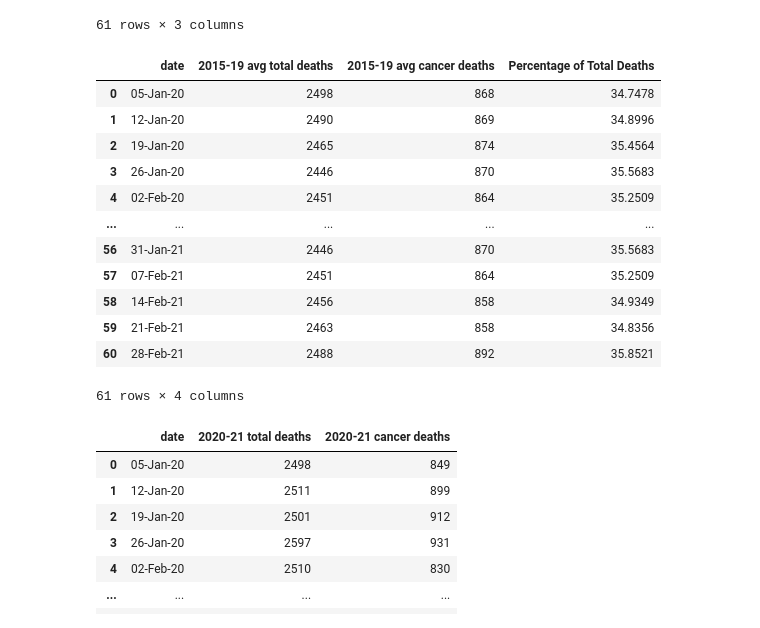
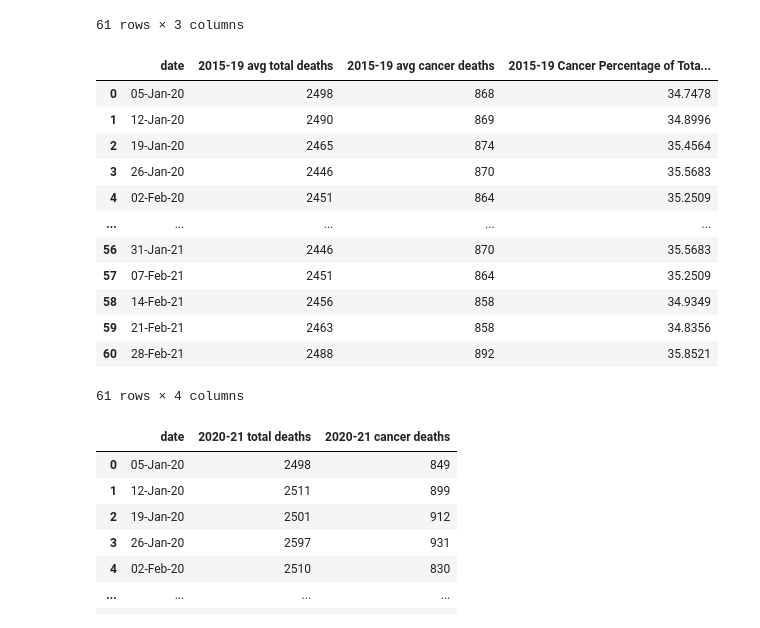
Before and after one commit to JackXinPan/ETL-Project, a Jupyter notebook: SQL/py.ipynb, the cells around one changed output. Drawn from its saved outputs; the diff is of its cells as text; code cells hidden in the pictures.

```diff
--- a/SQL/py.ipynb
+++ b/SQL/py.ipynb
@@ -16,7 +16,8 @@ from sqlalchemy import Column, Integer, String, Float
 # %%
 # Create a connection to a SQLite database
 
-engine = create_engine(f'postgresql://{username}:{password}@localhost:5432/ETL')
+engine = create_engine(f'postgresql://{username}:{password}@localhost:5432/ETL_DB')
+#engine = create_engine(f'postgresql://{username}:{password}@localhost:5432/ETL')
 # %%
 conn = engine.connect()
 # %%
@@ -329,10 +334,11 @@ cancer_data_2015_19
 | 60 | 28-Feb-21 | 2488 | 892 |
 61 rows × 3 columns
 # %%
-cancer_data_2015_19['Percentage of Total Deaths'] = (cancer_data_2015_19['2015-19 avg cancer deaths'] / cancer_data_2015_19['2015-19 avg total deaths']) * 100
+cancer_data_2015_19['2015-19 Cancer Percentage of Total Deaths'] = (cancer_data_2015_19['2015-19 avg cancer deaths'] / cancer_data_2015_19['2015-19 avg total deaths']) * 100
+
 cancer_data_2015_19
 # %% [output]
-|  | date | 2015-19 avg total deaths | 2015-19 avg cancer deaths | Percentage of Total Deaths |
+|  | date | 2015-19 avg total deaths | 2015-19 avg cancer deaths | 2015-19 Cancer Percentage of Tota... |
 | 0 | 05-Jan-20 | 2498 | 868 | 34.7478 |
 | 1 | 12-Jan-20 | 2490 | 869 | 34.8996 |
 | 2 | 19-Jan-20 | 2465 | 874 | 35.4564 |
```
Also changed, not shown: parts of 26 cells of this notebook.
